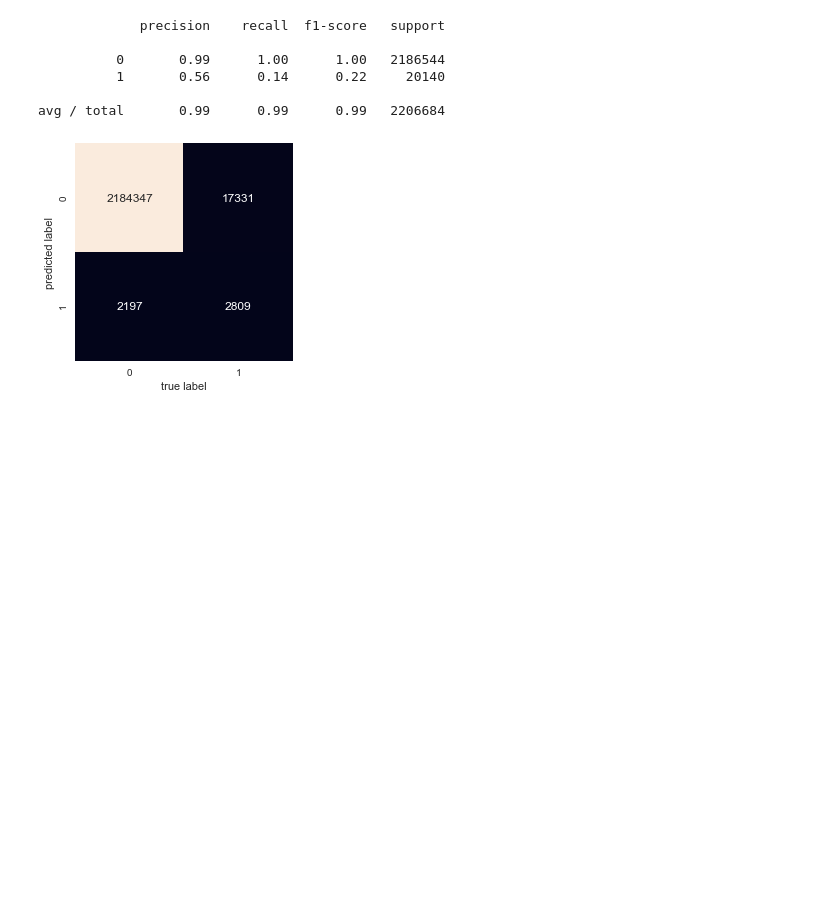
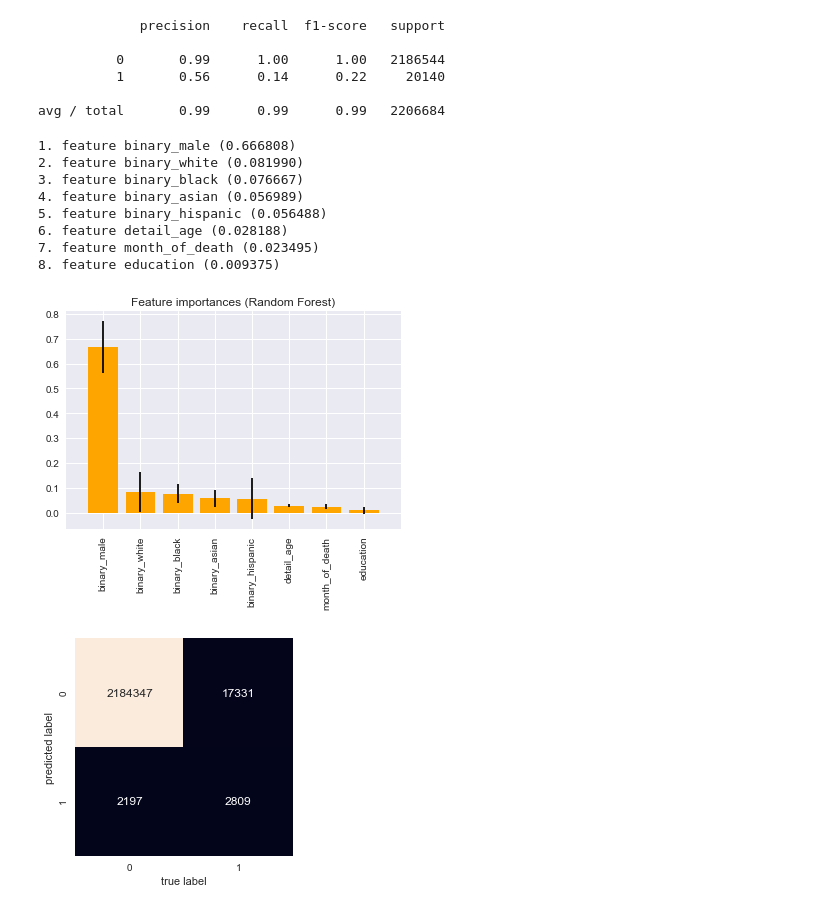
Before and after one commit to alexander-ray/bana-mortality-4502, a Jupyter notebook: DataFrameFormat.ipynb, the cells around one changed output. Drawn from its saved outputs; the diff is of its cells as text; code cells hidden in the pictures; blank space fills up the shorter version.

```diff
--- a/DataFrameFormat.ipynb
+++ b/DataFrameFormat.ipynb
@@ -308,6 +342,35 @@ print(metrics.classification_report(Y_test, ypred))
           1       0.56      0.14      0.22     20140
 
 avg / total       0.99      0.99      0.99   2206684
+# %%
+#Checking Feature importances
+
+features = [types for types in df.dtypes.index if "Unnamed" not in types]
+importances = rforest.feature_importances_
+
+indices = np.argsort(importances)[::-1]
+for f in range(X_train.shape[1]):
+    print("%d. feature %s (%f)" % (f + 1, features[f], importances[indices[f]]))
+
+
+#Attemptin to graph importances.
+plt.figure()
+plt.title("Feature importances (Random Forest)")
+plt.bar(range(X_train.shape[1]), importances[indices],
+       color="orange", yerr=std[indices], align="center")
+plt.xticks(range(X_train.shape[1]), features, rotation='vertical')
+plt.xlim([-1, X_train.shape[1]])
+plt.show()
+# %% [output]
+1. feature binary_male (0.666808)
+2. feature binary_white (0.081990)
+3. feature binary_black (0.076667)
+4. feature binary_asian (0.056989)
+5. feature binary_hispanic (0.056488)
+6. feature detail_age (0.028188)
+7. feature month_of_death (0.023495)
+8. feature education (0.009375)
+[figure, added]
 # %%
 #Attempt at confusion matrix. Need to clean this up a bit.
 from sklearn.metrics import confusion_matrix
```
Also changed, not shown: parts of 7 cells of this notebook.
